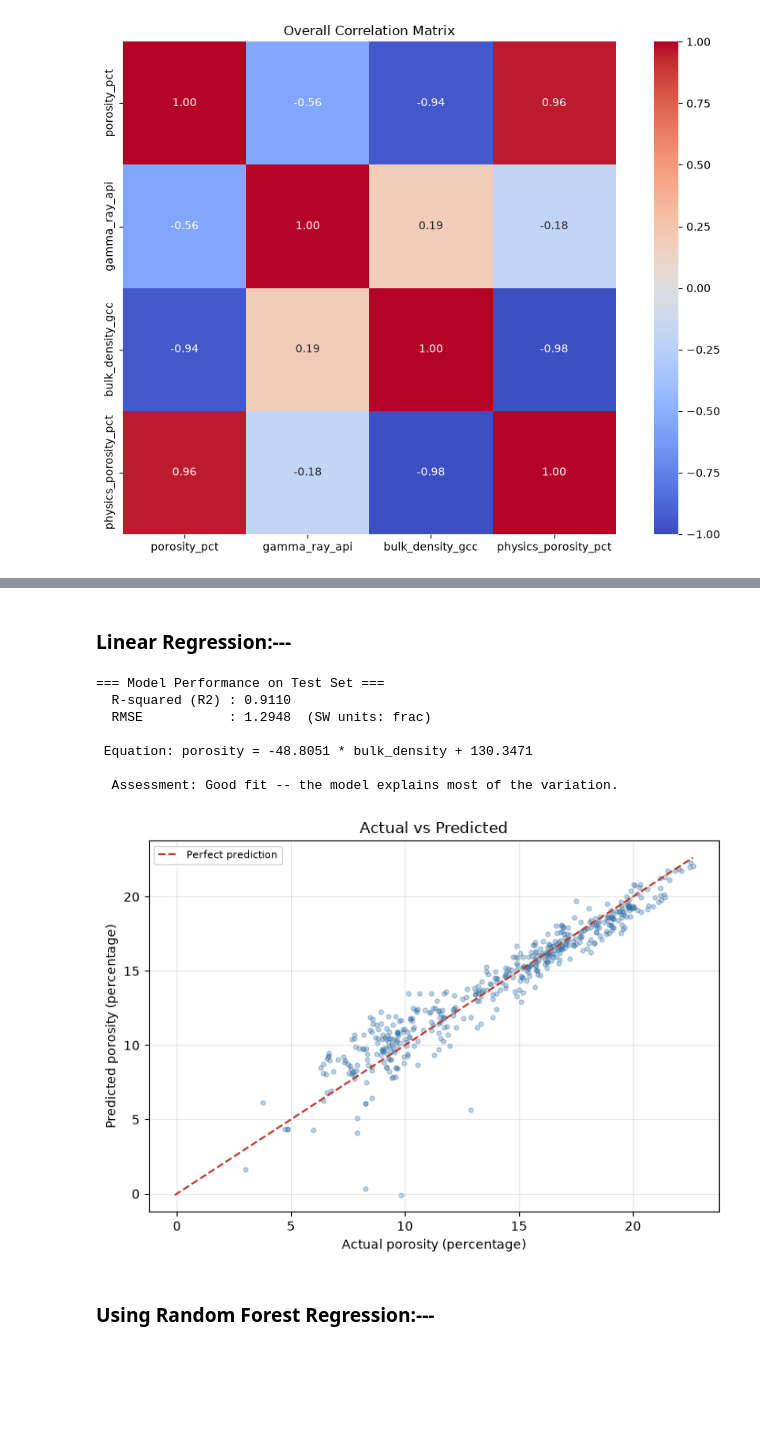
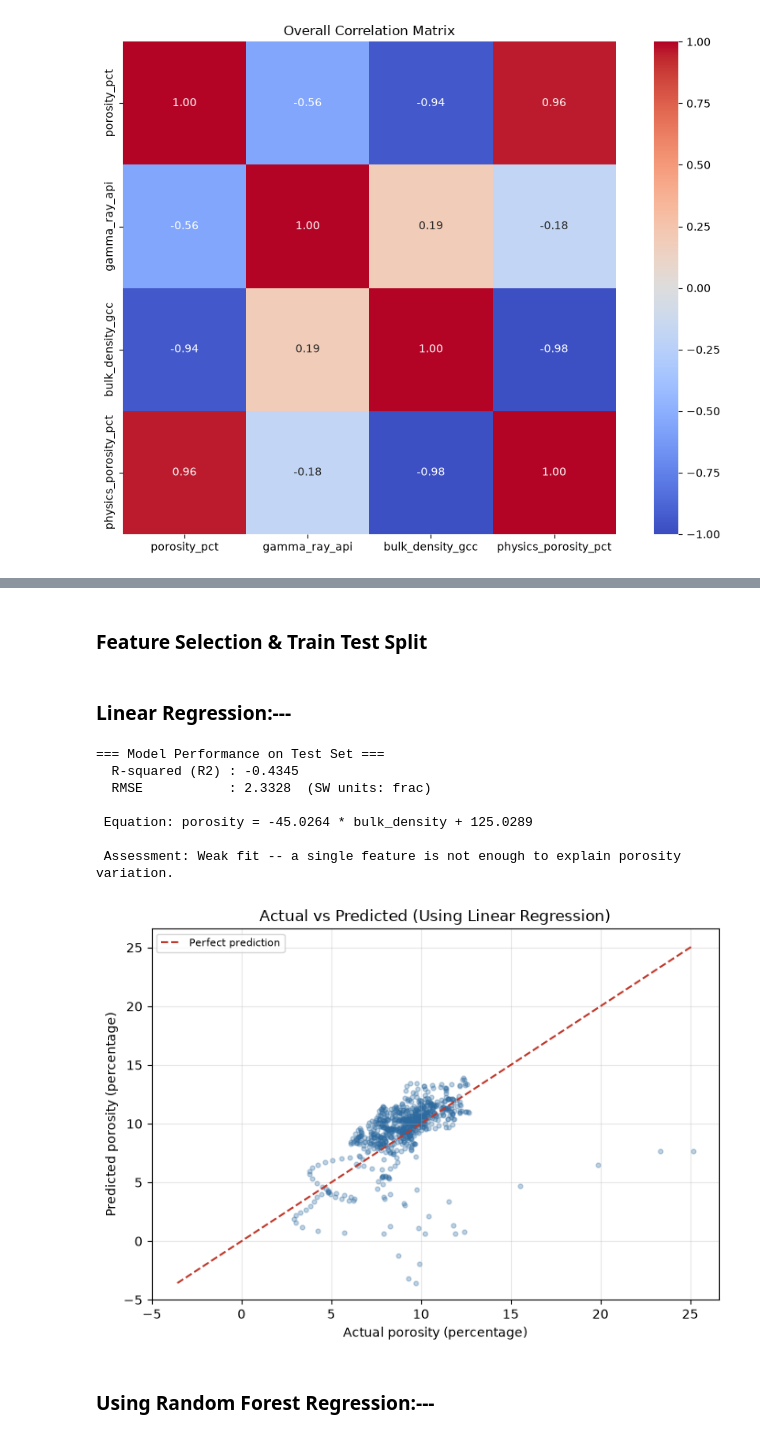
Before and after one commit to sadaraka-kadi/probable-eureka, a Jupyter notebook: notebooks/01_data_exploration.ipynb, the cells around one changed output, grey strips where cells are left out. Drawn from its saved outputs; the diff is of its cells as text; code cells hidden in the pictures; blank space fills up the shorter version.

```diff
--- a/notebooks/01_data_exploration.ipynb
+++ b/notebooks/01_data_exploration.ipynb
@@ -395,62 +445,63 @@ plt.tight_layout()
+# %% [markdown]
+### Feature Selection & Train Test Split
+# %%
+# Step 1: Select feature and target
+model_df = df[["bulk_density_gcc", "porosity_pct"]].dropna()
+X = model_df[["bulk_density_gcc"]]
+y = model_df["porosity_pct"]
+
+train_mask = df["well_id"]== "BLT-01"
+test_mask = df["well_id"] == "PKP-01"
+
+X_train, y_train = X[train_mask], y[train_mask]
+X_test, y_test = X[test_mask], y[test_mask]
 # %% [markdown]
 ### Linear Regression:---
 # %%
-# Step 1: Select feature and target
-model_df = df[["bulk_density_gcc", "gamma_ray_api", "porosity_pct"]].dropna()
-X = model_df[["bulk_density_gcc", "gamma_ray_api"]]
-y = model_df["porosity_pct"]
+model_1 = LinearRegression()
+model_1.fit(X_train, y_train)
 
-# Step 2: Split into train and test sets
-X_train, X_test, y_train, y_test = train_test_split(
-    X, y, test_size=0.20, random_state=42
-)
-
-# Step 3: Create and train the model
-model = LinearRegression()
-model.fit(X_train, y_train)
-
-# Step 4: Make predictions on the test set
-y_pred = model.predict(X_test)
+y_pred = model_1.predict(X_test)
 
 # Step 5: Evaluate -- print R2, RMSE, and the equation
-r2   = r2_score(y_test, y_pred)
-mse  = mean_squared_error(y_test, y_pred)
-rmse = np.sqrt(mse)
+lr_r2   = r2_score(y_test, y_pred)
+lr_mse  = mean_squared_error(y_test, y_pred)
+lr_rmse = np.sqrt(lr_mse)
 
 print("=== Model Performance on Test Set ===")
-print(f"  R-squared (R2) : {r2:.4f}")
-print(f"  RMSE           : {rmse:.4f}  (SW units: frac)")
-print(f"\n Equation: porosity = {model.coef_[0]:.4f} * bulk_density + {model.intercept_:.4f}")
-if r2 > 0.7:
+print(f"  R-squared (R2) : {lr_r2:.4f}")
+print(f"  RMSE           : {lr_rmse:.4f}  (SW units: frac)")
+
+if lr_r2 > 0.7:
     print("\n  Assessment: Good fit -- the model explains most of the variation.")
-elif r2 > 0.4:
+elif lr_r2 > 0.4:
     print("\n Assessment: Moderate fit -- there is real signal but also unexplained scatter.")
 else:
     print("\n Assessment: Weak fit -- a single feature is not enough to explain porosity variation.")
 
 # Step 6: Plot Actual vs Predicted
 fig, ax = plt.subplots(figsize=(7, 5))
 ax.scatter(y_test, y_pred, alpha=0.3, s=12, color="#2d6a9f")
 min_val = min(y_test.min(), y_pred.min())
 max_val = max(y_test.max(), y_pred.max())
 ax.plot([min_val, max_val], [min_val, max_val], color="#c0392b", linewidth=1.5, linestyle="--", label="Perfect prediction")
 ax.set_xlabel("Actual porosity (percentage)")
 ax.set_ylabel("Predicted porosity (percentage)")
-ax.set_title("Actual vs Predicted")
+ax.set_title("Actual vs Predicted (Using Linear Regression)")
 ax.legend(fontsize=8)
 ax.grid(True, alpha=0.3)
 
 plt.tight_layout()
 plt.show()
 # %% [output]
 === Model Performance on Test Set ===
-  R-squared (R2) : 0.9110
-  RMSE           : 1.2948  (SW units: frac)
+  R-squared (R2) : -0.4345
+  RMSE           : 2.3328  (SW units: frac)
 
- Equation: porosity = -48.8051 * bulk_density + 130.3471
+ Equation: porosity = -45.0264 * bulk_density + 125.0289
 
-  Assessment: Good fit -- the model explains most of the variation.
+ Assessment: Weak fit -- a single feature is not enough to explain porosity variation.
-[figure, old version]
+[figure, new version]
 # %% [markdown]
 ### Using Random Forest Regression:---
 # %%
```
Also changed, not shown: parts of 13 cells of this notebook.
